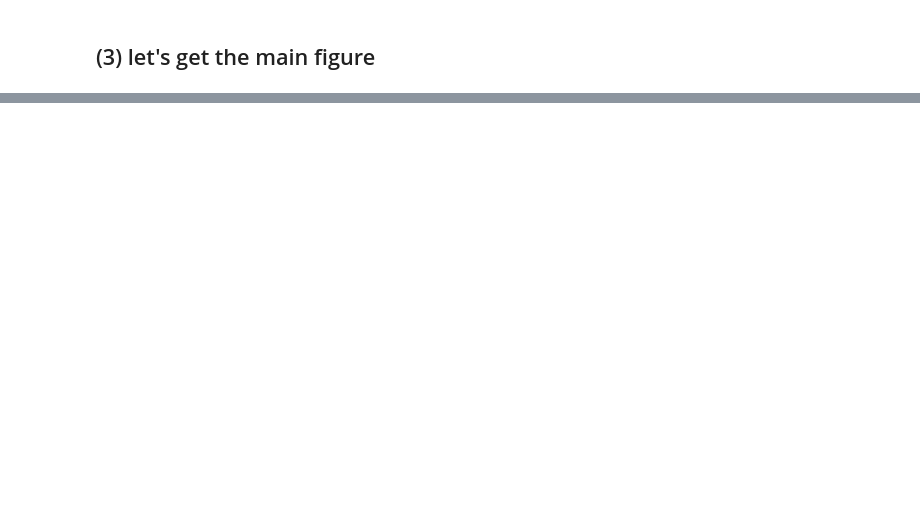
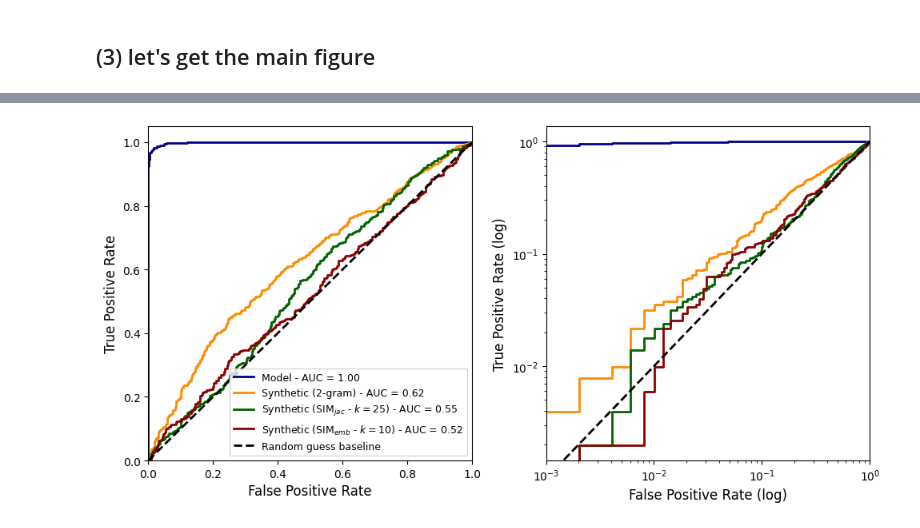
Before and after one commit to matthieumeeus/dp-transformers, a Jupyter notebook: research/auditing-synthetic-text-generation/notebooks/get_mia_results.ipynb, the cells around one changed output, grey strips where cells are left out. Cells and saved outputs as stored; diff of their text form; code cells hidden in the pictures; blank space fills up the shorter version.

```diff
--- a/research/auditing-synthetic-text-generation/notebooks/get_mia_results.ipynb
+++ b/research/auditing-synthetic-text-generation/notebooks/get_mia_results.ipynb
@@ -241,0 +294,8 @@ plt.show()
+# %%
+# do the same for sst-2
+
+sst2_main_urls = {
+    'model': 'https://ml.azure.com/runs/gentle_tail_0bfkrfjv50?wsid=/subscriptions/acc09744-1ee3-4242-b375-93421c63af0c/resourcegroups/PPML/workspaces/M365Research-PPML-EUS&tid=72f988bf-86f1-41af-91ab-2d7cd011db47',
+    'synthetic_2gram': 'https://ml.azure.com/runs/quirky_battery_tvw7wcm4wh?wsid=/subscriptions/acc09744-1ee3-4242-b375-93421c63af0c/resourcegroups/PPML/workspaces/M365Research-PPML-EUS&tid=72f988bf-86f1-41af-91ab-2d7cd011db47',
+    'synthetic_jaccard25': 'https://ml.azure.com/runs/polite_vulture_66jf4synlb?wsid=/subscriptions/acc09744-1ee3-4242-b375-93421c63af0c/resourcegroups/PPML/workspaces/M365Research-PPML-EUS&tid=72f988bf-86f1-41af-91ab-2d7cd011db47',
+    'synthetic_embedding10': 'https://ml.azure.com/runs/honest_garage_v7rl7g65xh?wsid=/subscriptions/acc09744-1ee3-4242-b375-93421c63af0c/resourcegroups/PPML/workspaces/M365Research-PPML-EUS&tid=72f988bf-86f1-41af-91ab-2d7cd011db47'}
@@ -241,0 +312,33 @@ plt.show()
+# %%
+colors = ['darkblue', 'darkorange', 'darkgreen', 'darkred']
+
+fig, axes = plt.subplots(1, 2, figsize = (10, 5))
+
+for i, key in enumerate(sst2_main_urls.keys()):
+    performance = main_mia_results[key]
+    fpr, tpr = performance['fpr'], performance['tpr']
+
+    axes[0].plot(fpr, tpr, lw=2, label=f'{job_names[i]} - AUC = %0.2f' % performance['auc'], color = colors[i])
+    axes[1].plot(fpr, tpr, lw=2, label=f'{job_names[i]} - AUC = %0.2f' % performance['auc'], color=colors[i])
+
+axes[0].plot([0, 1], [0, 1], color='black', lw=2, linestyle='--', label = 'Random guess baseline')
+axes[1].plot([0, 1], [0, 1], color='black', lw=2, linestyle='--', label = 'Random guess baseline')
+
+axes[0].set_xlim([0.0, 1.0])
+axes[0].set_ylim([0.0, 1.05])
+axes[0].set_xlabel('False Positive Rate', fontsize = 12)
+axes[0].set_ylabel('True Positive Rate', fontsize = 12)
+
+axes[1].set_xscale('log')
+axes[1].set_yscale('log')
+axes[1].set_xlim([1e-3, 1e0])
+axes[1].set_xlabel('False Positive Rate (log)', fontsize = 12)
+axes[1].set_ylabel('True Positive Rate (log)', fontsize = 12)
+
+axes[0].legend(loc="lower right", fontsize = 9)
+
+plt.tight_layout()
+plt.savefig('figures/tpr_fpr_all_attacks_sst2_syntheticcanary_uniformlabel.pdf', dpi=300, bbox_inches='tight', pad_inches=0)
+plt.show()
+# %% [output]
+[figure, added]
```
Also changed, not shown: parts of 11 cells of this notebook, 2 other files.
